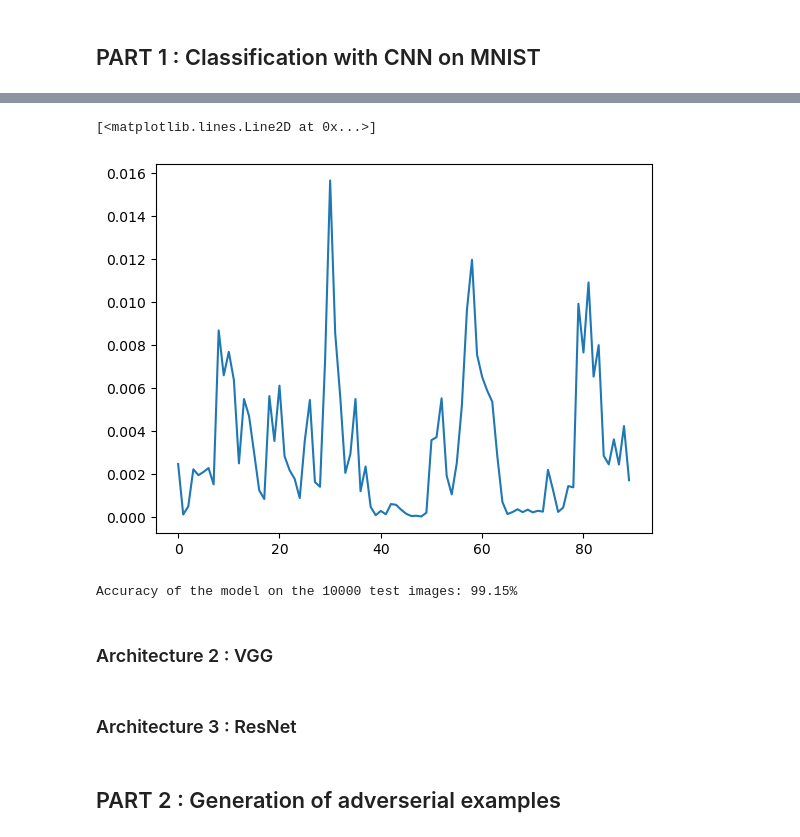
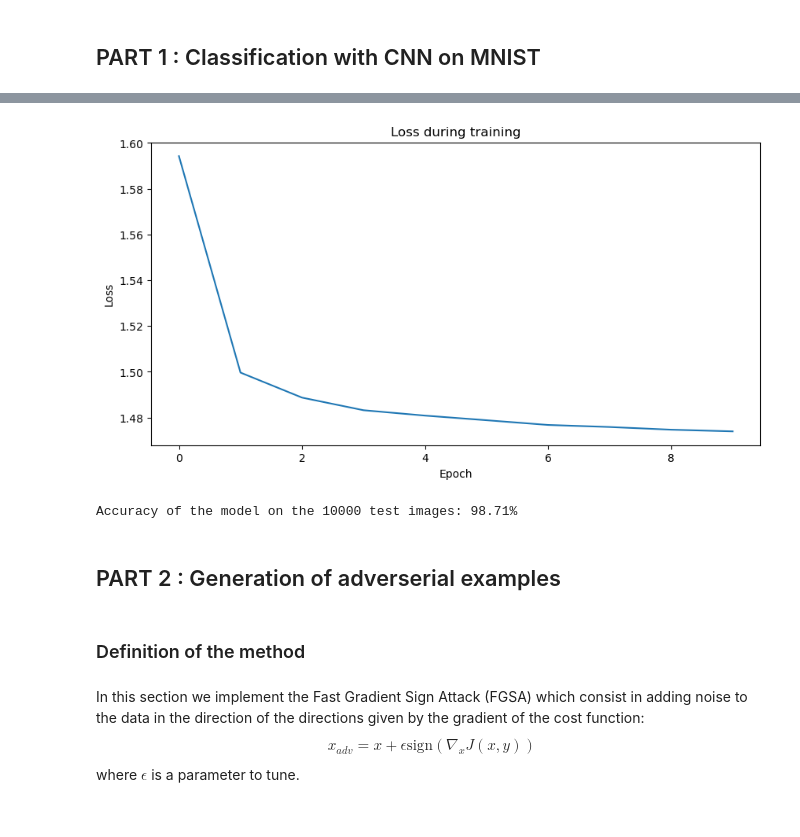
Before and after one commit to abelmaxv/ARIA-image-devoir, a Jupyter notebook: devoir.ipynb, the cells around one changed output, grey strips where cells are left out. Cells and saved outputs as stored; diff of their text form; code cells hidden in the pictures.

```diff
--- a/devoir.ipynb
+++ b/devoir.ipynb
@@ -149,18 +141,22 @@ LeNet(
 # %%
-plt.plot(avg_loss_list)
+fig, ax = plt.subplots(figsize=(10,5))
+ax.plot(avg_loss_list)
+ax.set_title("Loss during training")
+ax.set_xlabel("Epoch")
+ax.set_ylabel("Loss")
+plt.show()
 # %% [output]
-[<matplotlib.lines.Line2D at 0x...>]
-[figure, old version]
+[figure, new version]
 # %%
 def evaluate():
-    model_LeNet.eval()
+    model.eval()
     correct = 0
     total = 0
     with torch.no_grad():
         for i, data in enumerate(test_loader):
             inputs, labels = data
             inputs, labels = inputs.to(device), labels.to(device)
-            outputs = model_LeNet(inputs)
+            outputs = model(inputs)
             _, predicted = outputs.max(1)
             total += labels.size(0)
             correct += predicted.eq(labels).sum().item()
@@ -169,10 +165,14 @@ def evaluate():
 
 evaluate()
 # %% [output]
-Accuracy of the model on the 10000 test images: 99.15%
+Accuracy of the model on the 10000 test images: 98.71%
-# %% [markdown]
-### Architecture 2 : VGG
-# %% [markdown]
-### Architecture 3 : ResNet
 # %% [markdown]
 ## PART 2 : Generation of adverserial examples
+# %% [markdown]
+### Definition of the method
+# %% [markdown]
+In this section we implement the Fast Gradient Sign Attack (FGSA) which consist in adding noise to the data in the direction of the directions given by the gradient of the cost function:
+\begin{equation}
+    x_{adv}  = x + \epsilon \text{sign}(\nabla_x J(x,y))
+\end{equation}
+where $\epsilon$ is a parameter to tune.
```
Also changed, not shown: parts of 21 cells of this notebook.
